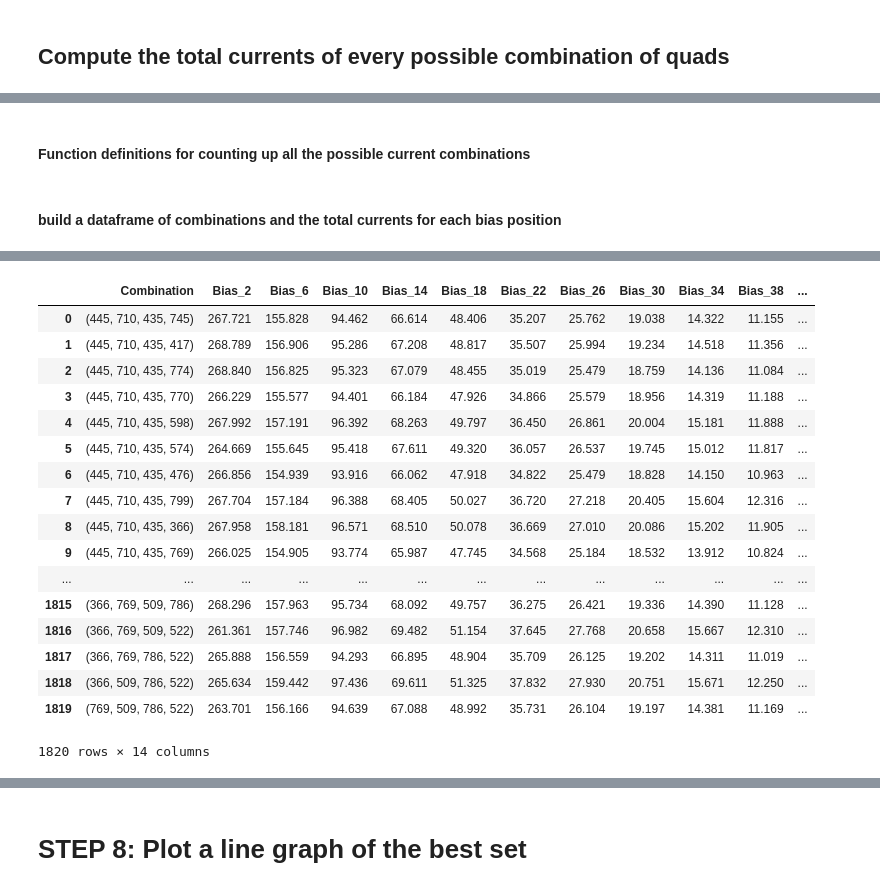
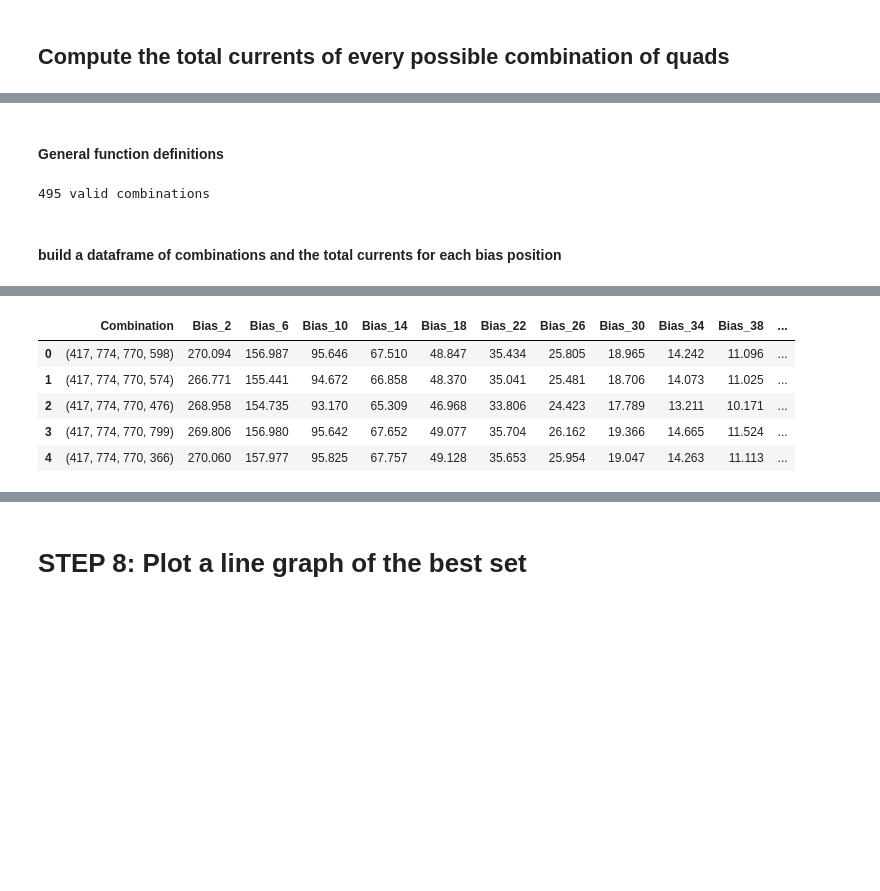
Before and after one commit to rrMacKinnon/Electrona_uTracer, a Jupyter notebook: ElectronauTracer.ipynb, the cells around one changed output, grey strips where cells are left out. Saved outputs shown, nothing was run; the diff lists cells and outputs as text; code cells hidden in the pictures; blank space fills up the shorter version.

```diff
--- a/ElectronauTracer.ipynb
+++ b/ElectronauTracer.ipynb
@@ -348,9 +356,9 @@ elapsed_time = stop_time - start_time
 print()
 print("It took", round(elapsed_time, 2), "seconds to produce", set_count, "tube sets.")
 
-best_set = list(df_best_tube_sets.iloc[0])[1:]
+best_set_list = list(df_best_tube_sets.iloc[0])[1:]
 worst_set = df_best_tube_sets.tail(1)
-worst_set = list(worst_set.iloc[0])[1:]
+worst_set_list = list(worst_set.iloc[0])[1:]
 # %% [output]
 Please enter the number of tubes per matched set:16
 
@@ -404,5 +399,5 @@ total_combos = [a for a in itertools.combinations(test_whole_set, 4)]
-# %% [markdown]
-#### Function definitions for counting up all the possible current combinations
+# %% [markdown]
+#### General function definitions
 # %%
 # Function to extract the current from a specified tube and bias voltage
 def get_current(tube, bias):
@@ -445,20 +440,51 @@ def build_combination_data(eachcombo, bias_list):
             temp_dict = {'Combination' : eachcombo}
             combo_big_dict.update(temp_dict)
     return combo_big_dict
+
+# Function for building a new list including only valid complimentary quads
+def trim_combo_list(combination_tuple, combinations_list):
+    trimmed_combo_list = [i for i in combinations_list if (combination_tuple[0]) not in i]
+    trimmed_combo_list = [i for i in trimmed_combo_list if (combination_tuple[1]) not in i]
+    trimmed_combo_list = [i for i in trimmed_combo_list if (combination_tuple[2]) not in i]
+    trimmed_combo_list = [i for i in trimmed_combo_list if (combination_tuple[3]) not in i]
+    print(len(trimmed_combo_list), "valid complimentary quads.")
+    return trimmed_combo_list
+# %%
+# Hard-coding an example
+combination_tuple = combinations_list[0]
+
+trimmed_combinations_list = trim_combo_list(combination_tuple, combinations_list)
+
+print(len(trimmed_combinations_list), "valid combinations")
+
+# trimmed_combination_list
+# %% [output]
+495 valid combinations
 # %% [markdown]
 #### build a dataframe of combinations and the total currents for each bias position
 # %%
 # Build a dataframe showing the summed current for every tube and bias combination
 # Prepare the master list for the dataframe
+
+# Stopwatch
+start_combos_time = time.time()
+
+
 combos_data_list = []
-for eachcombo in combinations_list:
+for eachcombo in trimmed_combinations_list:
     thing = build_combination_data(eachcombo, bias_list)
     combos_data_list.append(thing)
 
-# Make a list of column names for the dataframe
-combo_columns = ['Combination', ] + bias_list
+    # Make a list of column names for the dataframe
+after_for_loop = time.time()
+combo_columns = ['Combination'] + bias_list
 
 # Build the dataframe
 combo_df = pd.DataFrame(combos_data_list, columns=combo_columns)
-combo_df
+after_df_generation = time.time()
+print("For-loop took", (after_for_loop - start_combos_time), 'seconds.')
+print("Dataframe generation took", (after_df_generation - after_for_loop), 'seconds.')
+print("Total elapsed time:", (after_df_generation-start_combos_time))
+print(len(combo_df), 'total possible combinations')
+combo_df.head()
 # %% [output]
@@ -465,18 +495,6 @@ combo_df
 |  | Combination | Bias_2 | Bias_6 | Bias_10 | Bias_14 | Bias_18 | Bias_22 | Bias_26 | Bias_30 | Bias_34 | Bias_38 | ... |
-| 0 | (445, 710, 435, 745) | 267.721 | 155.828 | 94.462 | 66.614 | 48.406 | 35.207 | 25.762 | 19.038 | 14.322 | 11.155 | ... |
-| 1 | (445, 710, 435, 417) | 268.789 | 156.906 | 95.286 | 67.208 | 48.817 | 35.507 | 25.994 | 19.234 | 14.518 | 11.356 | ... |
-| 2 | (445, 710, 435, 774) | 268.840 | 156.825 | 95.323 | 67.079 | 48.455 | 35.019 | 25.479 | 18.759 | 14.136 | 11.084 | ... |
-| 3 | (445, 710, 435, 770) | 266.229 | 155.577 | 94.401 | 66.184 | 47.926 | 34.866 | 25.579 | 18.956 | 14.319 | 11.188 | ... |
-| 4 | (445, 710, 435, 598) | 267.992 | 157.191 | 96.392 | 68.263 | 49.797 | 36.450 | 26.861 | 20.004 | 15.181 | 11.888 | ... |
-| 5 | (445, 710, 435, 574) | 264.669 | 155.645 | 95.418 | 67.611 | 49.320 | 36.057 | 26.537 | 19.745 | 15.012 | 11.817 | ... |
-| 6 | (445, 710, 435, 476) | 266.856 | 154.939 | 93.916 | 66.062 | 47.918 | 34.822 | 25.479 | 18.828 | 14.150 | 10.963 | ... |
-| 7 | (445, 710, 435, 799) | 267.704 | 157.184 | 96.388 | 68.405 | 50.027 | 36.720 | 27.218 | 20.405 | 15.604 | 12.316 | ... |
-| 8 | (445, 710, 435, 366) | 267.958 | 158.181 | 96.571 | 68.510 | 50.078 | 36.669 | 27.010 | 20.086 | 15.202 | 11.905 | ... |
-| 9 | (445, 710, 435, 769) | 266.025 | 154.905 | 93.774 | 65.987 | 47.745 | 34.568 | 25.184 | 18.532 | 13.912 | 10.824 | ... |
-| ... | ... | ... | ... | ... | ... | ... | ... | ... | ... | ... | ... | ... |
-| 1815 | (366, 769, 509, 786) | 268.296 | 157.963 | 95.734 | 68.092 | 49.757 | 36.275 | 26.421 | 19.336 | 14.390 | 11.128 | ... |
-| 1816 | (366, 769, 509, 522) | 261.361 | 157.746 | 96.982 | 69.482 | 51.154 | 37.645 | 27.768 | 20.658 | 15.667 | 12.310 | ... |
-| 1817 | (366, 769, 786, 522) | 265.888 | 156.559 | 94.293 | 66.895 | 48.904 | 35.709 | 26.125 | 19.202 | 14.311 | 11.019 | ... |
-| 1818 | (366, 509, 786, 522) | 265.634 | 159.442 | 97.436 | 69.611 | 51.325 | 37.832 | 27.930 | 20.751 | 15.671 | 12.250 | ... |
-| 1819 | (769, 509, 786, 522) | 263.701 | 156.166 | 94.639 | 67.088 | 48.992 | 35.731 | 26.104 | 19.197 | 14.381 | 11.169 | ... |
+| 0 | (417, 774, 770, 598) | 270.094 | 156.987 | 95.646 | 67.510 | 48.847 | 35.434 | 25.805 | 18.965 | 14.242 | 11.096 | ... |
+| 1 | (417, 774, 770, 574) | 266.771 | 155.441 | 94.672 | 66.858 | 48.370 | 35.041 | 25.481 | 18.706 | 14.073 | 11.025 | ... |
+| 2 | (417, 774, 770, 476) | 268.958 | 154.735 | 93.170 | 65.309 | 46.968 | 33.806 | 24.423 | 17.789 | 13.211 | 10.171 | ... |
+| 3 | (417, 774, 770, 799) | 269.806 | 156.980 | 95.642 | 67.652 | 49.077 | 35.704 | 26.162 | 19.366 | 14.665 | 11.524 | ... |
+| 4 | (417, 774, 770, 366) | 270.060 | 157.977 | 95.825 | 67.757 | 49.128 | 35.653 | 25.954 | 19.047 | 14.263 | 11.113 | ... |
-1820 rows × 14 columns
```
Also changed, not shown: parts of 18 cells of this notebook.
